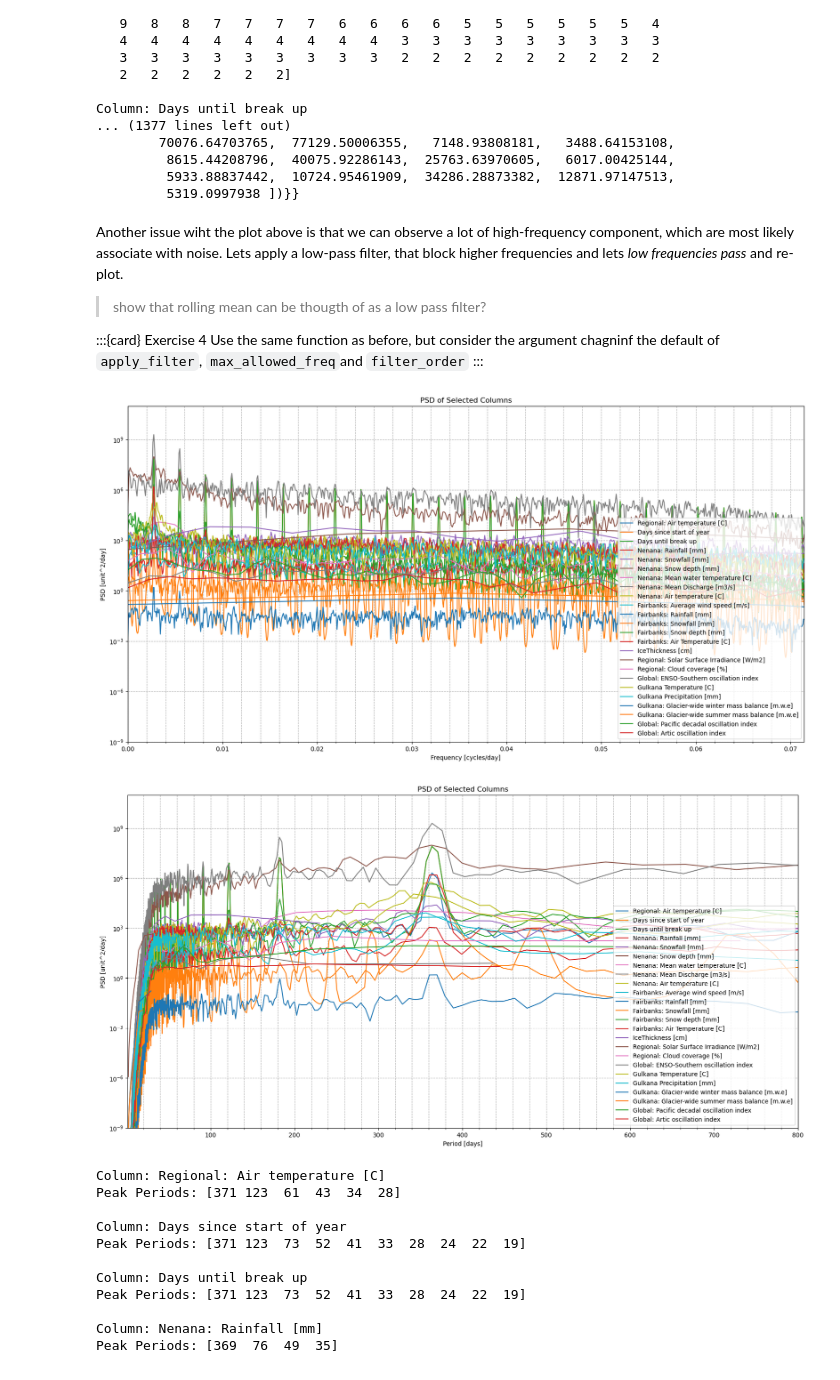
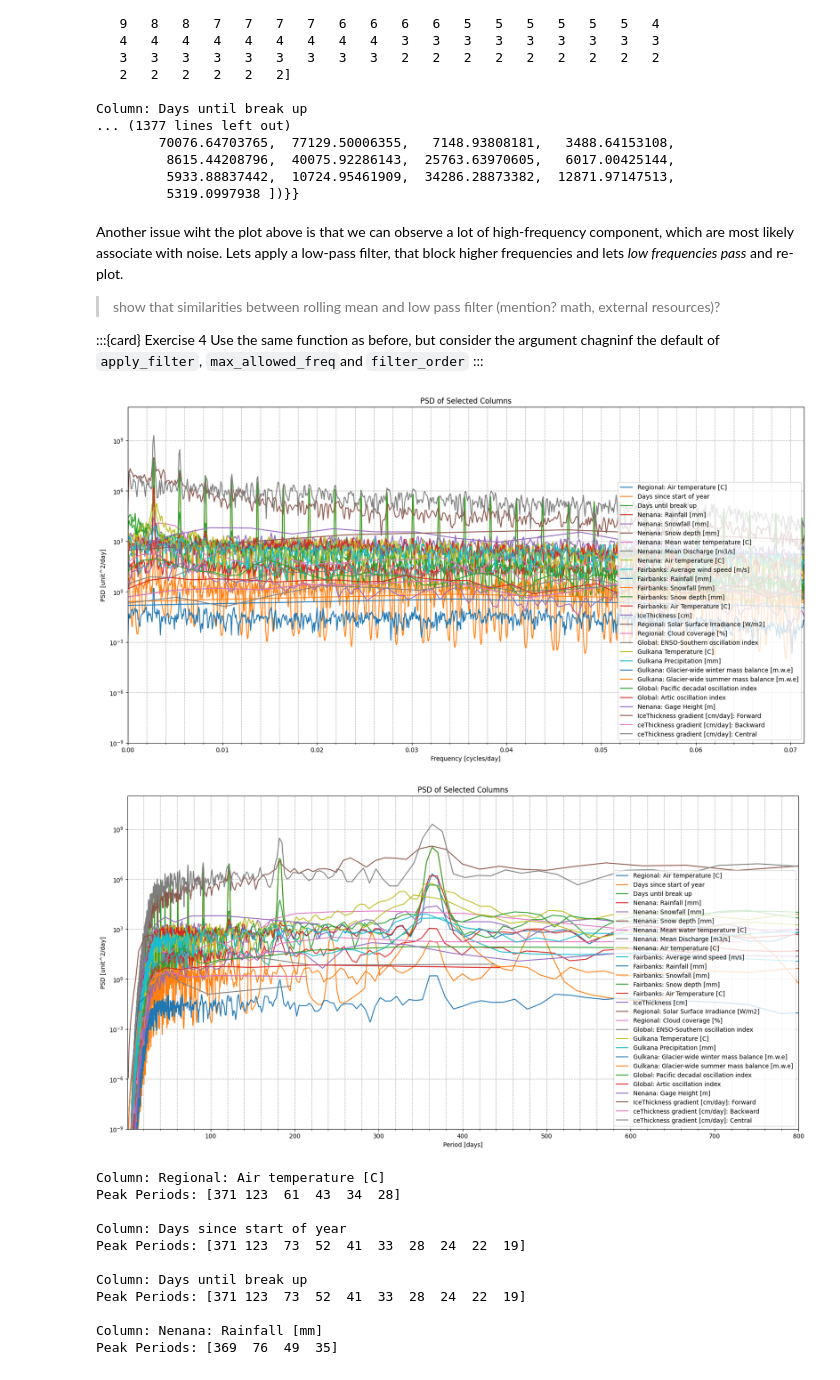
Before and after one commit to iceclassic/mude, a Jupyter notebook: book/Part_1/Signal_processing.ipynb, the cells around one changed output. Cells and saved outputs as stored; diff of their text form; code cells hidden in the pictures.

```diff
--- a/book/Part_1/Signal_processing.ipynb
+++ b/book/Part_1/Signal_processing.ipynb
@@ -6,13 +6,10 @@ import pandas as pd
 import numpy as np
 from funciones import*
 import matplotlib.pyplot as plt
-import funciones
-
+import iceclassic as ice
 
 from importlib import reload
 
-Data=pd.read_csv("../../data/Time_series_DATA.txt",skiprows=149,index_col=0,sep='\t')
+file3=ice.import_data_browser('https://raw.githubusercontent.com/iceclassic/mude/main/book/data_files/time_serie_data.txt')
+Data=pd.read_csv(file3,skiprows=162,index_col=0,sep='\t')
 Data.index = pd.to_datetime(Data.index, format="%Y-%m-%d")
-explore_contents(Data,opt={'Sparsity':True,'Info':True,'Time History': False})
-#Data=Data.drop(columns=['Days since start of year','Days until break up','Noisy predicted ice thickness [m]'])
-#Data=pd.read_csv('https://raw.githubusercontent.com/iceclassic/sandbox/main/Data/Time_series_DATA.txt',index_col=0,skiprows=149)
@@ -99,17 +77,17 @@ Column: Days until break up
 Another issue wiht the plot above is that we can observe a lot of high-frequency component, which are most likely associate with noise.
 Lets apply a low-pass filter, that block higher frequencies and lets *low frequencies pass* and re-plot.
 
-> show that rolling mean can be thougth of as a low pass filter?
+> show that similarities between rolling mean and  low pass filter (mention? math, external resources)?
 
 :::{card} Exercise 4
 Use the same function as before, but consider the argument chagninf the default of  `apply_filter`, `max_allowed_freq`and `filter_order`
 :::
 # %%
-_=compute_and_plot_psd(Data,plot_period=False,find_peaks_kwargs={"distance":100,"threshold":10,"height":1e-2},apply_filter=True,max_allowed_freq=1/14,filter_order=4)
-PSD_info=compute_and_plot_psd(Data,plot_period=True,find_peaks_kwargs={"distance":100,"threshold":10,"height":1e-2},apply_filter=True,max_allowed_freq=1/30,filter_order=4)
+_=ice.compute_and_plot_psd(Data,plot_period=False,find_peaks_kwargs={"distance":100,"threshold":10,"height":1e-2},apply_filter=True,max_allowed_freq=1/14,filter_order=4)
+PSD_info=ice.compute_and_plot_psd(Data,plot_period=True,find_peaks_kwargs={"distance":100,"threshold":10,"height":1e-2},apply_filter=True,max_allowed_freq=1/30,filter_order=4)
 # %% [output]
-[figure, old version]
+[figure, new version]
-[figure, old version]
+[figure, new version]
 # %%
 for col, psd_info in PSD_info.items():
     peak_periods =np.round(psd_info['peak_periods']).astype(int)
```
Also changed, not shown: parts of 2 cells of this notebook, 3 other files.
